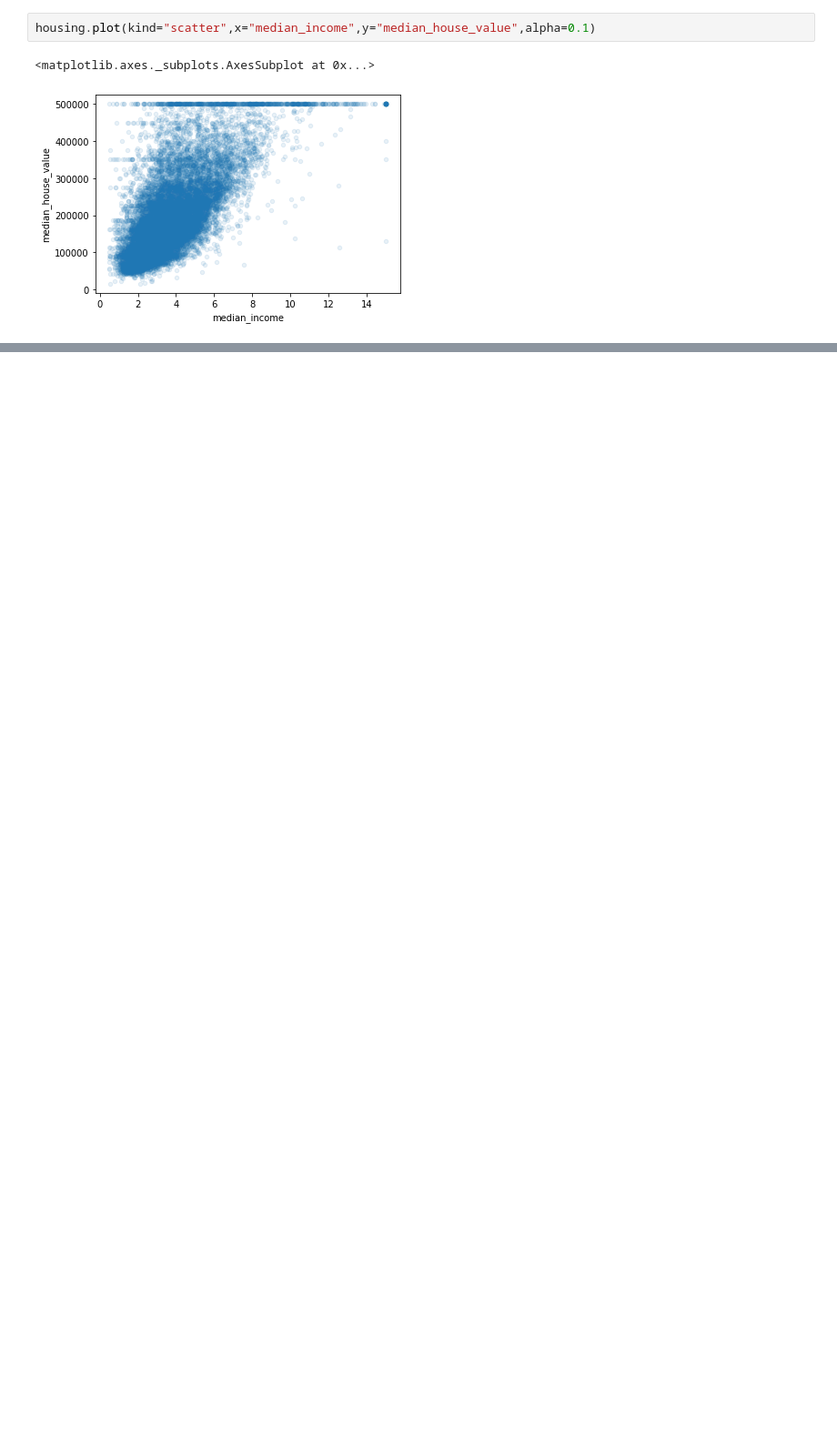
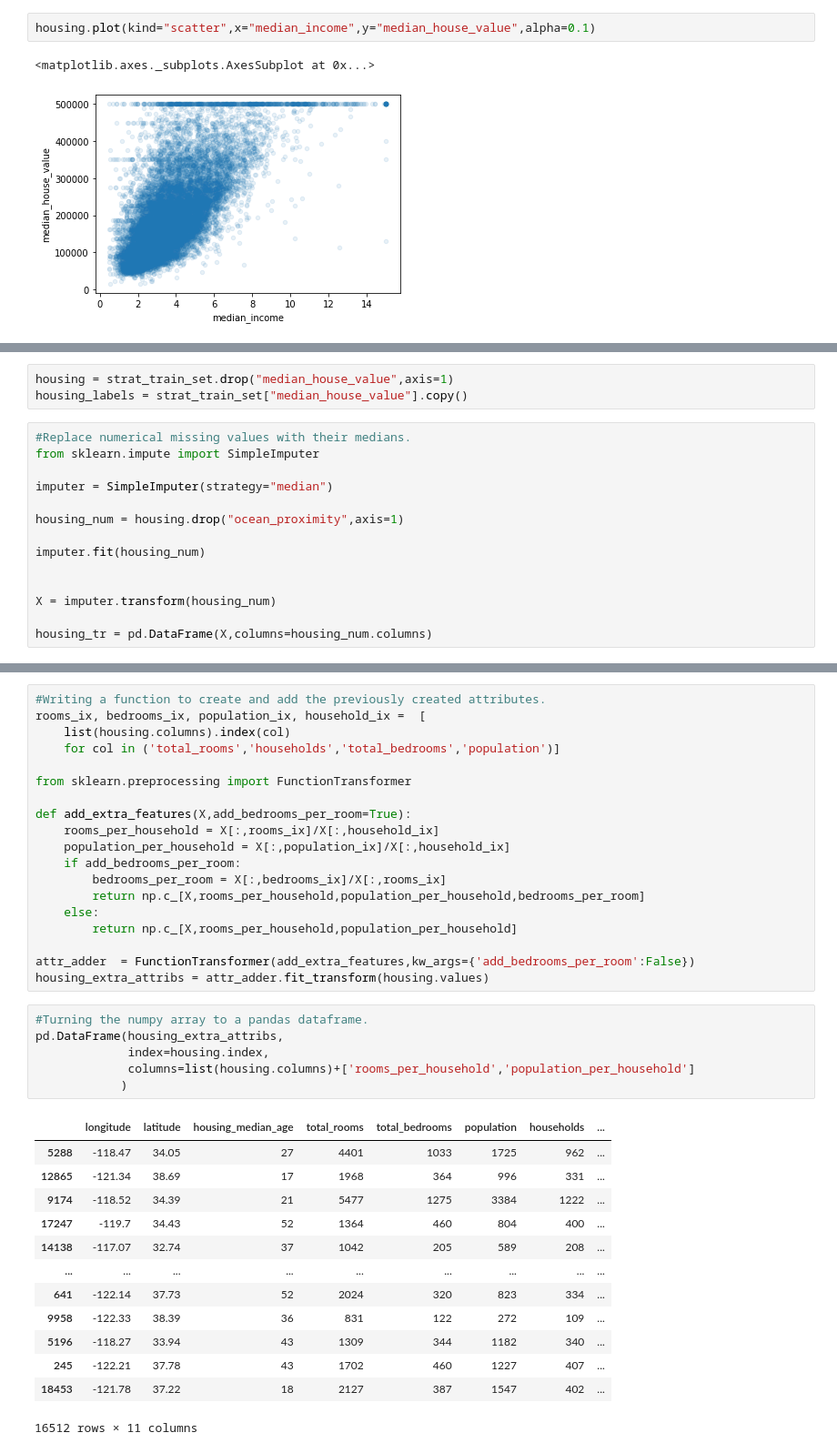
Before and after one commit to MertYakupBaykan/MachineLearningProjects, a Jupyter notebook: Housing.ipynb, the cells around one changed output, grey strips where cells are left out. Shown at 91% size. Drawn from its saved outputs; the diff is of its cells as text; blank space fills up the shorter version.

```diff
--- a/Housing.ipynb
+++ b/Housing.ipynb
@@ -209,0 +237,17 @@ housing.plot(kind="scatter",x="median_income",y="median_house_value",alpha=0.1)
+# %%
+housing = strat_train_set.drop("median_house_value",axis=1)
+housing_labels = strat_train_set["median_house_value"].copy()
+# %%
+#Replace numerical missing values with their medians.
+from sklearn.impute import SimpleImputer
+
+imputer = SimpleImputer(strategy="median")
+
+housing_num = housing.drop("ocean_proximity",axis=1)
+
+imputer.fit(housing_num)
+
+
+X = imputer.transform(housing_num)
+
+housing_tr = pd.DataFrame(X,columns=housing_num.columns)
@@ -209,0 +291,39 @@ housing.plot(kind="scatter",x="median_income",y="median_house_value",alpha=0.1)
+# %%
+#Writing a function to create and add the previously created attributes.
+rooms_ix, bedrooms_ix, population_ix, household_ix =  [
+    list(housing.columns).index(col)
+    for col in ('total_rooms','households','total_bedrooms','population')]
+
+from sklearn.preprocessing import FunctionTransformer
+
+def add_extra_features(X,add_bedrooms_per_room=True):
+    rooms_per_household = X[:,rooms_ix]/X[:,household_ix]
+    population_per_household = X[:,population_ix]/X[:,household_ix]
+    if add_bedrooms_per_room:
+        bedrooms_per_room = X[:,bedrooms_ix]/X[:,rooms_ix]
+        return np.c_[X,rooms_per_household,population_per_household,bedrooms_per_room]
+    else:
+        return np.c_[X,rooms_per_household,population_per_household]
+
+attr_adder  = FunctionTransformer(add_extra_features,kw_args={'add_bedrooms_per_room':False})
+housing_extra_attribs = attr_adder.fit_transform(housing.values)
+# %%
+#Turning the numpy array to a pandas dataframe.
+pd.DataFrame(housing_extra_attribs,
+             index=housing.index,
+             columns=list(housing.columns)+['rooms_per_household','population_per_household']
+            )
+# %% [output]
+|  | longitude | latitude | housing_median_age | total_rooms | total_bedrooms | population | households | ... |
+| 5288 | -118.47 | 34.05 | 27 | 4401 | 1033 | 1725 | 962 | ... |
+| 12865 | -121.34 | 38.69 | 17 | 1968 | 364 | 996 | 331 | ... |
+| 9174 | -118.52 | 34.39 | 21 | 5477 | 1275 | 3384 | 1222 | ... |
+| 17247 | -119.7 | 34.43 | 52 | 1364 | 460 | 804 | 400 | ... |
+| 14138 | -117.07 | 32.74 | 37 | 1042 | 205 | 589 | 208 | ... |
+| ... | ... | ... | ... | ... | ... | ... | ... | ... |
+| 641 | -122.14 | 37.73 | 52 | 2024 | 320 | 823 | 334 | ... |
+| 9958 | -122.33 | 38.39 | 36 | 831 | 122 | 272 | 109 | ... |
+| 5196 | -118.27 | 33.94 | 43 | 1309 | 344 | 1182 | 340 | ... |
+| 245 | -122.21 | 37.78 | 43 | 1702 | 460 | 1227 | 407 | ... |
+| 18453 | -121.78 | 37.22 | 18 | 2127 | 387 | 1547 | 402 | ... |
+16512 rows × 11 columns
```
Also changed, not shown: parts of 18 cells of this notebook.
